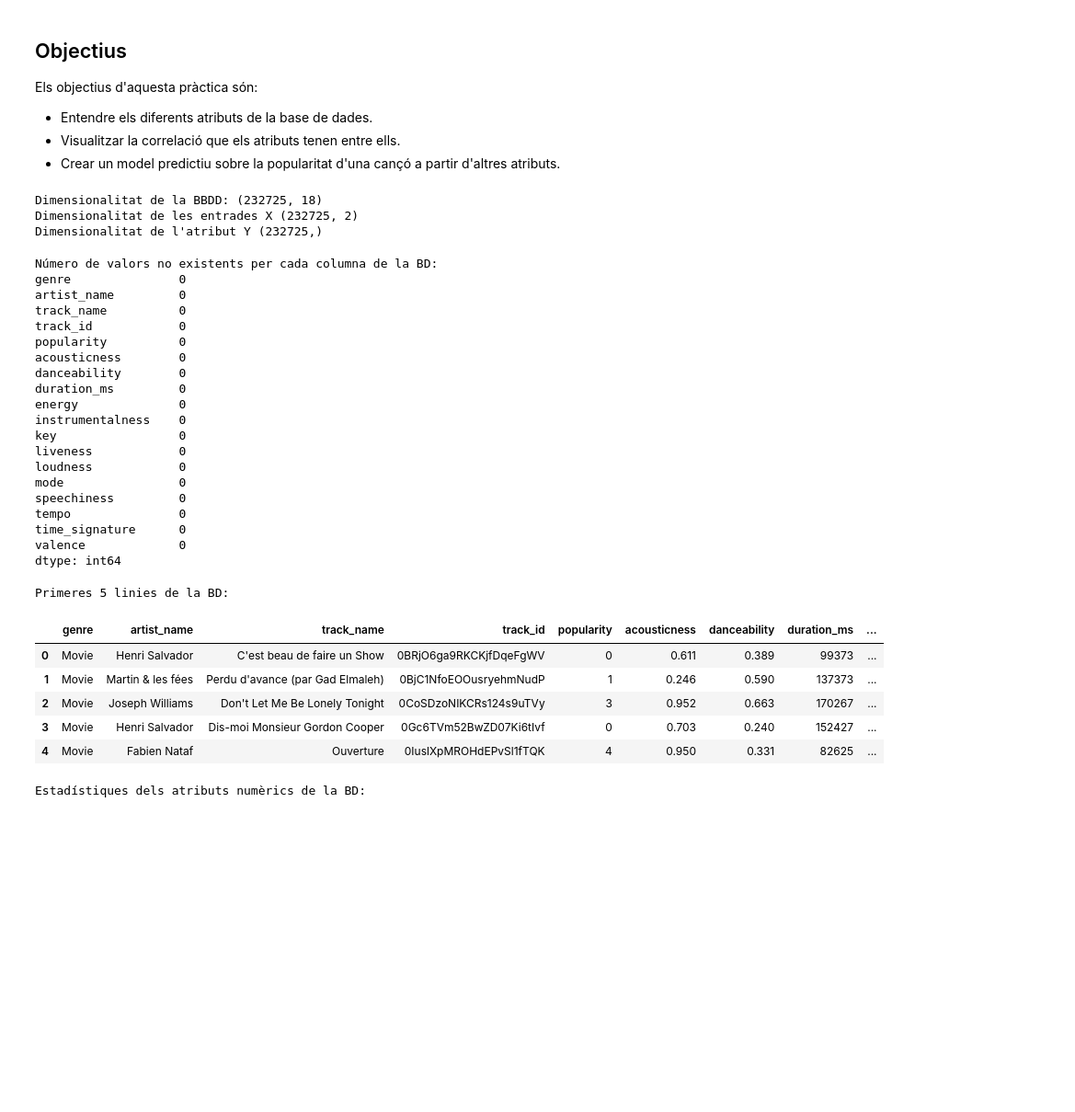
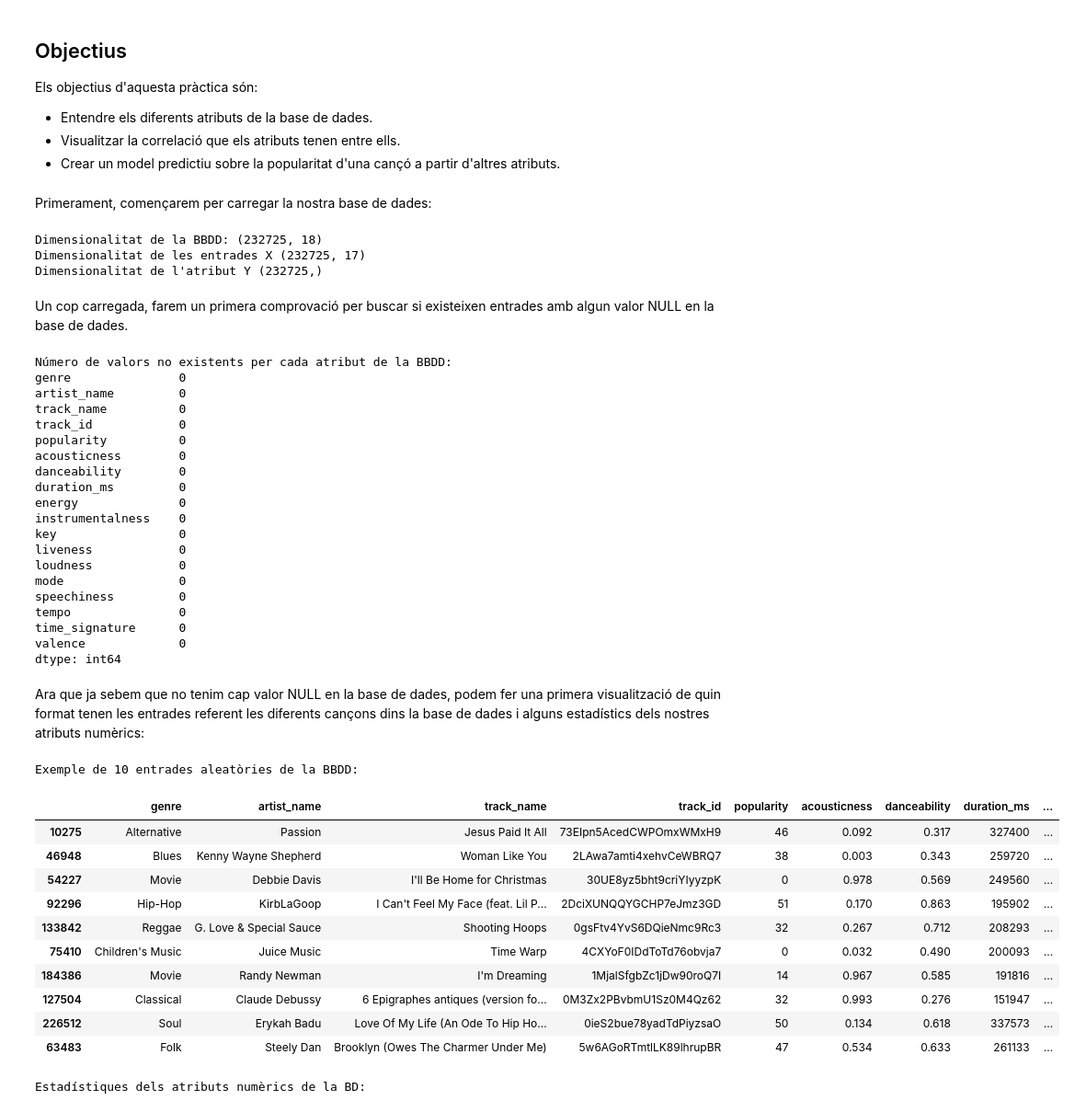
Before and after one commit to Megaguille11/CasKaggle_Spotify, a Jupyter notebook: notebooks/spotify_kaggle.ipynb, the cells around one changed output. Shown at 92% size. Cells and saved outputs as stored; diff of their text form; code cells hidden in the pictures; blank space fills up the shorter version.

Commit message:
aplicat tractament inicial de dades

```diff
--- a/notebooks/spotify_kaggle.ipynb
+++ b/notebooks/spotify_kaggle.ipynb
@@ -8,6 +8,8 @@ Els objectius d'aquesta pràctica són:
 * Entendre els diferents atributs de la base de dades.
 * Visualitzar la correlació que els atributs tenen entre ells.
 * Crear un model predictiu sobre la popularitat d'una cançó a partir d'altres atributs.
+# %% [markdown]
+Primerament, començarem per carregar la nostra base de dades:
 # %%
 from sklearn.datasets import make_regression
 import numpy as np
@@ -26,24 +28,26 @@ def load_dataset(path):
     return dataset
 
 # Carreguem dataset d'exemple
-dataset = load_dataset('SpotifyFeatures.csv')
+dataset = load_dataset('../data/SpotifyFeatures.csv')
 data = dataset.values
 
-x = data[:, :2]
-y = data[:, 2]
+y = dataset['popularity']
+x = dataset.drop(columns = ['popularity'])
 
 print("Dimensionalitat de la BBDD:", dataset.shape)
 print("Dimensionalitat de les entrades X", x.shape)
 print("Dimensionalitat de l'atribut Y", y.shape)
 # %% [output]
 Dimensionalitat de la BBDD: (232725, 18)
-Dimensionalitat de les entrades X (232725, 2)
+Dimensionalitat de les entrades X (232725, 17)
 Dimensionalitat de l'atribut Y (232725,)
+# %% [markdown]
+Un cop carregada, farem un primera comprovació per buscar si existeixen entrades amb algun valor NULL en la base de dades.
 # %%
-print("Número de valors no existents per cada columna de la BD:")
+print("Número de valors no existents per cada atribut de la BBDD:")
 print(dataset.isnull().sum())
 # %% [output]
-Número de valors no existents per cada columna de la BD:
+Número de valors no existents per cada atribut de la BBDD:
 genre               0
 artist_name         0
 track_name          0
@@ -63,17 +67,24 @@ tempo               0
 time_signature      0
 valence             0
 dtype: int64
+# %% [markdown]
+Ara que ja sebem que no tenim cap valor NULL en la base de dades, podem fer una primera visualització de quin format tenen les entrades referent les diferents cançons dins la base de dades i alguns estadístics dels nostres atributs numèrics:
 # %%
-print("Primeres 5 linies de la BD:")
-dataset.head()
+print("Exemple de 10 entrades aleatòries de la BBDD:")
+dataset.sample(10)
 # %% [output]
-Primeres 5 linies de la BD:
+Exemple de 10 entrades aleatòries de la BBDD:
 |  | genre | artist_name | track_name | track_id | popularity | acousticness | danceability | duration_ms | ... |
-| 0 | Movie | Henri Salvador | C'est beau de faire un Show | 0BRjO6ga9RKCKjfDqeFgWV | 0 | 0.611 | 0.389 | 99373 | ... |
-| 1 | Movie | Martin & les fées | Perdu d'avance (par Gad Elmaleh) | 0BjC1NfoEOOusryehmNudP | 1 | 0.246 | 0.590 | 137373 | ... |
-| 2 | Movie | Joseph Williams | Don't Let Me Be Lonely Tonight | 0CoSDzoNIKCRs124s9uTVy | 3 | 0.952 | 0.663 | 170267 | ... |
-| 3 | Movie | Henri Salvador | Dis-moi Monsieur Gordon Cooper | 0Gc6TVm52BwZD07Ki6tIvf | 0 | 0.703 | 0.240 | 152427 | ... |
-| 4 | Movie | Fabien Nataf | Ouverture | 0IuslXpMROHdEPvSl1fTQK | 4 | 0.950 | 0.331 | 82625 | ... |
+| 10275 | Alternative | Passion | Jesus Paid It All | 73EIpn5AcedCWPOmxWMxH9 | 46 | 0.092 | 0.317 | 327400 | ... |
+| 46948 | Blues | Kenny Wayne Shepherd | Woman Like You | 2LAwa7amti4xehvCeWBRQ7 | 38 | 0.003 | 0.343 | 259720 | ... |
+| 54227 | Movie | Debbie Davis | I'll Be Home for Christmas | 30UE8yz5bht9criYIyyzpK | 0 | 0.978 | 0.569 | 249560 | ... |
+| 92296 | Hip-Hop | KirbLaGoop | I Can't Feel My Face (feat. Lil P... | 2DciXUNQQYGCHP7eJmz3GD | 51 | 0.170 | 0.863 | 195902 | ... |
+| 133842 | Reggae | G. Love & Special Sauce | Shooting Hoops | 0gsFtv4YvS6DQieNmc9Rc3 | 32 | 0.267 | 0.712 | 208293 | ... |
+| 75410 | Children's Music | Juice Music | Time Warp | 4CXYoF0IDdToTd76obvja7 | 0 | 0.032 | 0.490 | 200093 | ... |
+| 184386 | Movie | Randy Newman | I'm Dreaming | 1MjalSfgbZc1jDw90roQ7I | 14 | 0.967 | 0.585 | 191816 | ... |
+| 127504 | Classical | Claude Debussy | 6 Epigraphes antiques (version fo... | 0M3Zx2PBvbmU1Sz0M4Qz62 | 32 | 0.993 | 0.276 | 151947 | ... |
+| 226512 | Soul | Erykah Badu | Love Of My Life (An Ode To Hip Ho... | 0ieS2bue78yadTdPiyzsaO | 50 | 0.134 | 0.618 | 337573 | ... |
+| 63483 | Folk | Steely Dan | Brooklyn (Owes The Charmer Under Me) | 5w6AGoRTmtlLK89lhrupBR | 47 | 0.534 | 0.633 | 261133 | ... |
 # %%
 print("Estadístiques dels atributs numèrics de la BD:")
 dataset.describe()
```
Also changed, not shown: parts of 16 cells of this notebook.
